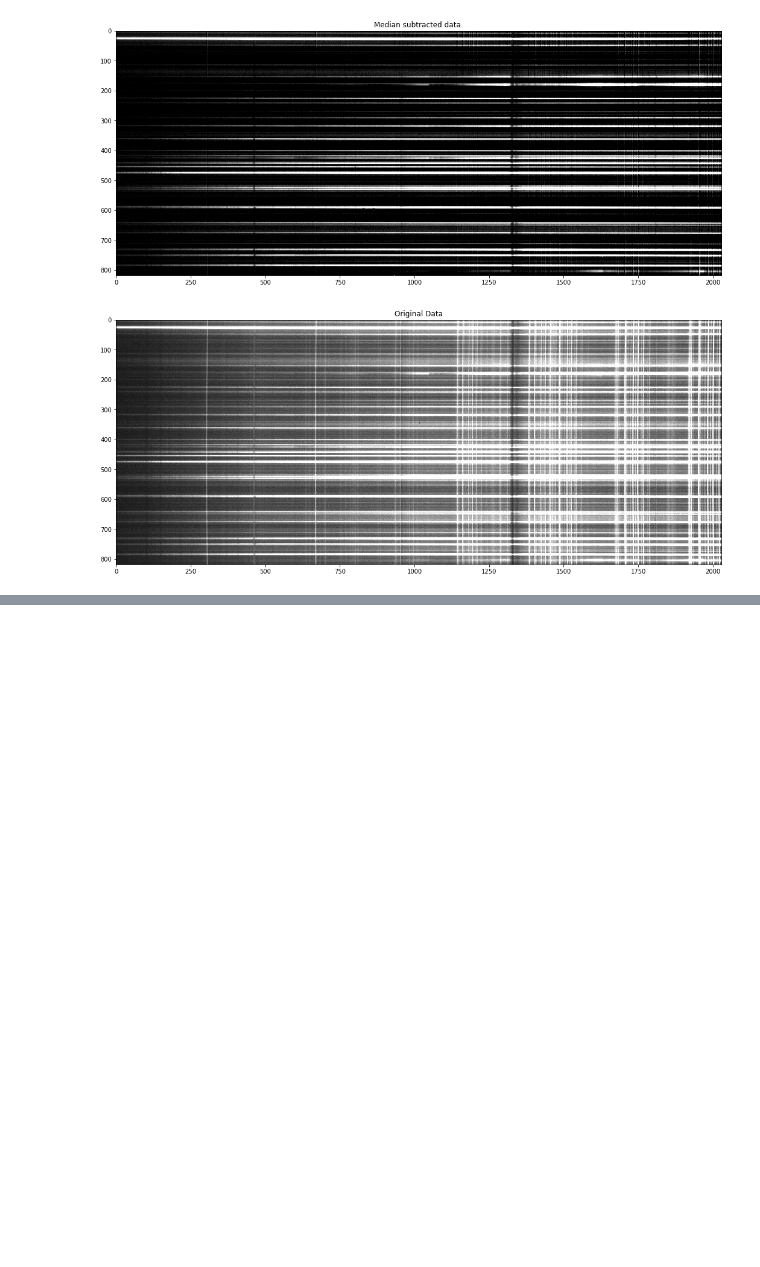
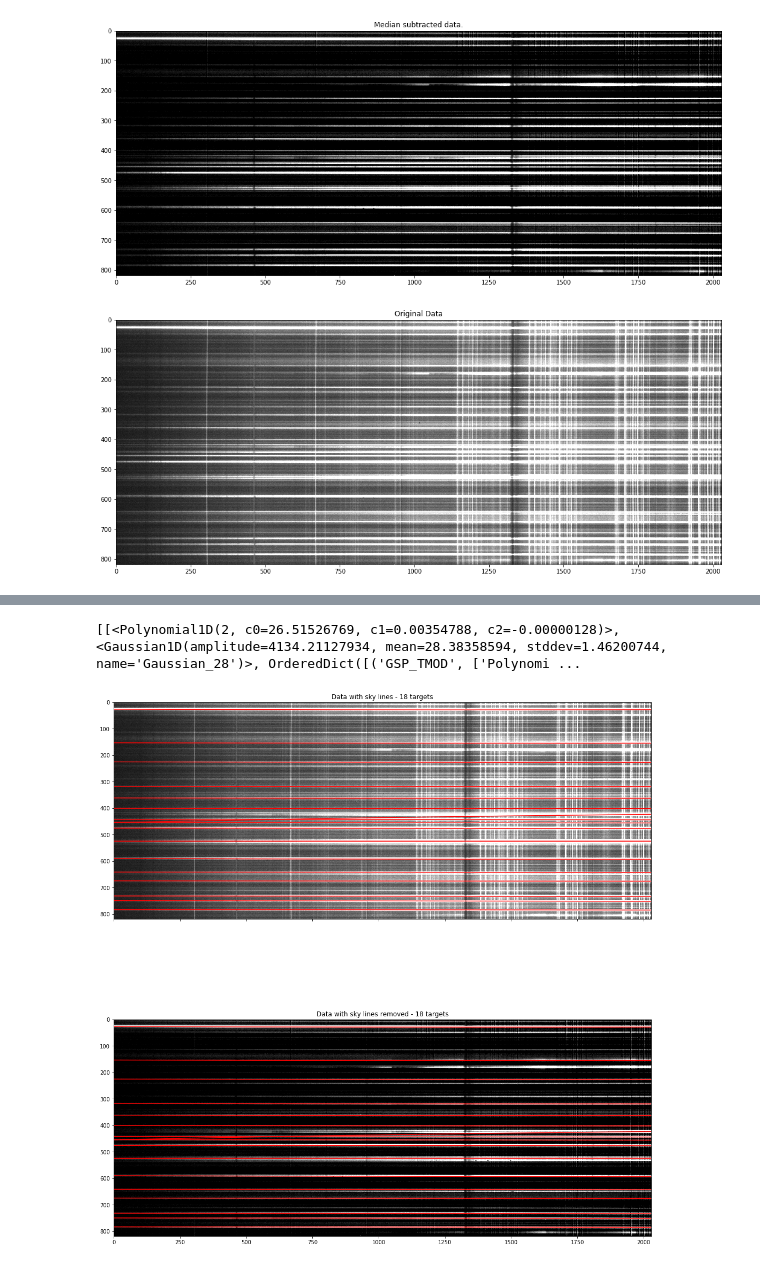
Before and after one commit to simontorres/general_documentation, a Jupyter notebook: jupyter-notebooks/experiments/Target Trace Improvements.ipynb, the cells around one changed output, grey strips where cells are left out. Cells and saved outputs as stored; diff of their text form; code cells hidden in the pictures; blank space fills up the shorter version.

```diff
--- a/jupyter-notebooks/experiments/Target Trace Improvements.ipynb
+++ b/jupyter-notebooks/experiments/Target Trace Improvements.ipynb
@@ -42,0 +67,6 @@ plt.show()
+# %%
+from goodman_pipeline.core import identify_targets
+
+copy_ccd = ccd.copy()
+copy_ccd.data = median_subtracted
+identified_targets = identify_targets(ccd=copy_ccd, fit_model='gaussian', background_threshold=1, nfind=30, plots=False)
@@ -42,0 +95,3 @@ plt.show()
+# %%
+from goodman_pipeline.core import trace_targets
+all_traces_cleaned = trace_targets(ccd=copy_ccd, target_list=identified_targets, nfwhm=2, plots=False)
@@ -42,0 +117,2 @@ plt.show()
+# %%
+all_traces = trace_targets(ccd=ccd, target_list=identified_targets, nfwhm=2, plots=False)
@@ -42,0 +138,22 @@ plt.show()
+# %%
+print(all_traces)
+# %% [output]
+[[<Polynomial1D(2, c0=26.51526769, c1=0.00354788, c2=-0.00000128)>, <Gaussian1D(amplitude=4134.21127934, mean=28.38358594, stddev=1.46200744, name='Gaussian_28')>, OrderedDict([('GSP_TMOD', ['Polynomi ...
+# %%
+%matplotlib inline
+
+fig, (ax1, ax2) = plt.subplots(2, 1,sharex=True, figsize=(18, 20))
+x,y = ccd.data.shape
+
+ax1.imshow(ccd.data, cmap='gray', clim=(0, 500))
+ax1.set_title("Data with sky lines - {} targets".format(len(all_traces)))
+for _trace in all_traces:
+    ax1.plot(range(y), _trace[0](range(y)), color='r')
+
+ax2.imshow(copy_ccd.data,  cmap='gray', clim=(0, 500))
+ax2.set_title("Data with sky lines removed - {} targets".format(len(all_traces_cleaned)))
+for _ctrace in all_traces_cleaned:
+    ax2.plot(range(y), _ctrace[0](range(y)), color='r')
+plt.show()
+# %% [output]
+[figure, added]
```
Also changed, not shown: parts of 8 cells of this notebook.
